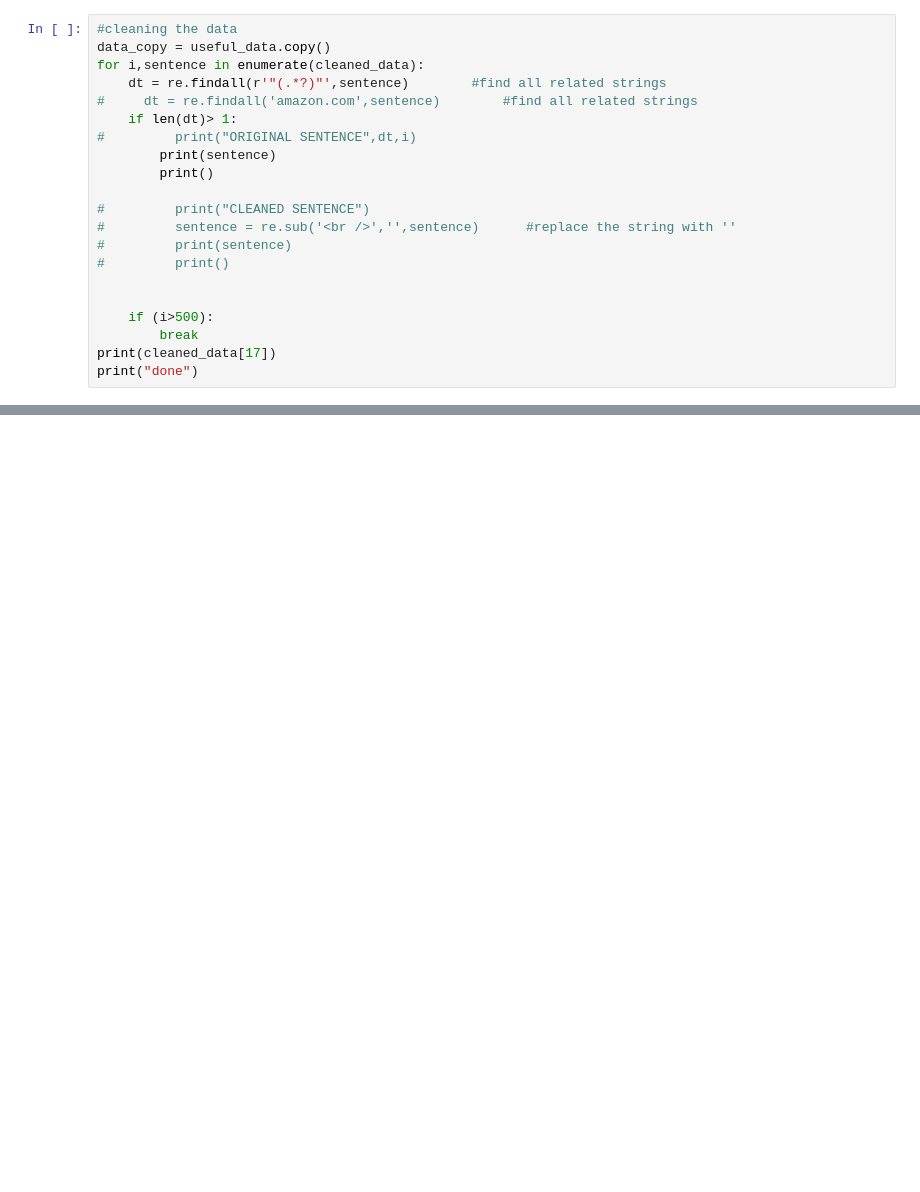
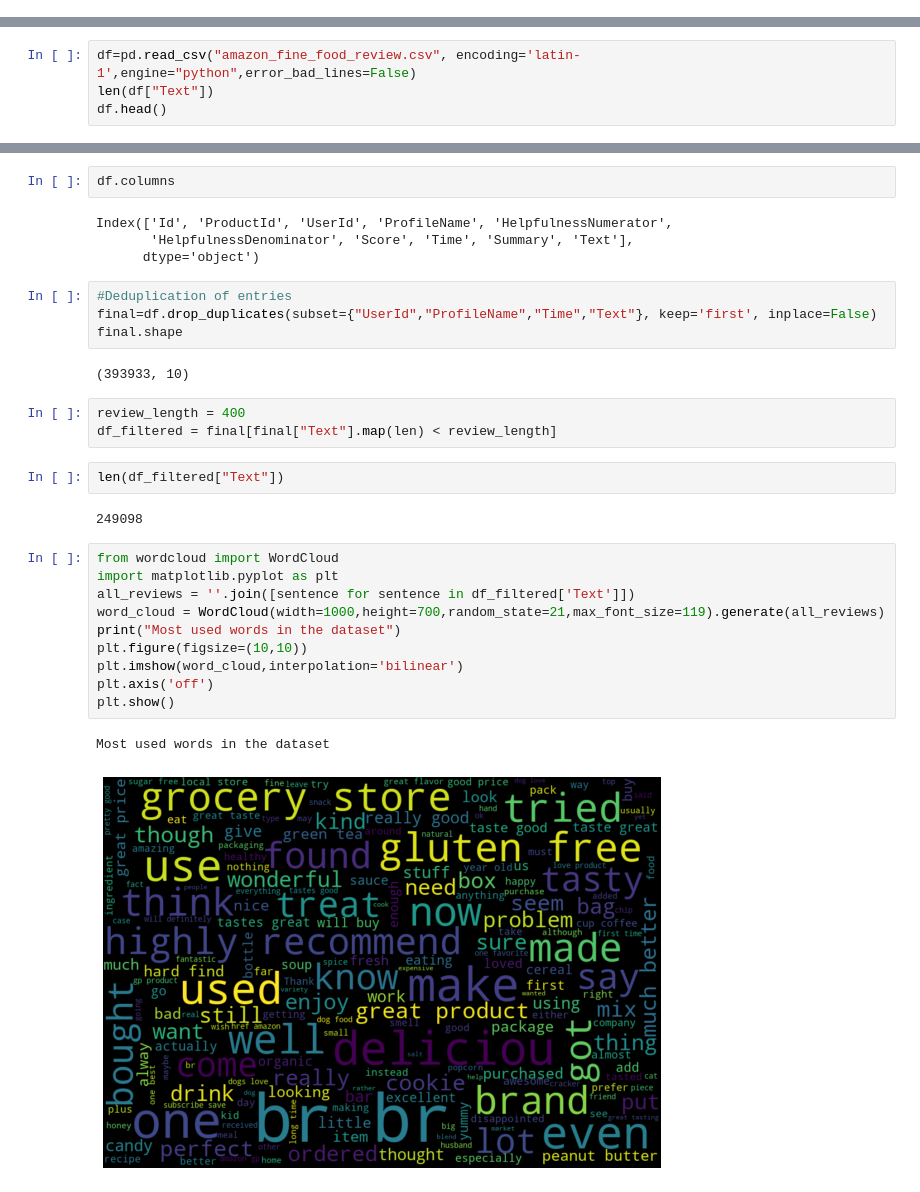
Before and after one commit to kiki-sarpong/machine-learning-project, a Jupyter notebook: code/ML_project.ipynb, the cells around one changed output, grey strips where cells are left out. Saved outputs shown, nothing was run; the diff lists cells and outputs as text; blank space fills up the shorter version.

```diff
--- a/code/ML_project.ipynb
+++ b/code/ML_project.ipynb
@@ -145,21 +0,0 @@ print("Number of words available in the tokenizer is:"len(word_index))
-# %%
-#cleaning the data
-data_copy = useful_data.copy()
-for i,sentence in enumerate(cleaned_data):
-    dt = re.findall(r'"(.*?)"',sentence)        #find all related strings
-#     dt = re.findall('amazon.com',sentence)        #find all related strings
-    if len(dt)> 1:
-#         print("ORIGINAL SENTENCE",dt,i)
-        print(sentence)
-        print()
-
-#         print("CLEANED SENTENCE")
-#         sentence = re.sub('<br />','',sentence)      #replace the string with ''
-#         print(sentence)
-#         print()
-
-
-    if (i>500):
-        break
-print(cleaned_data[17])
-print("done")
@@ -199,0 +82,4 @@ done
+# %%
+df=pd.read_csv("amazon_fine_food_review.csv", encoding='latin-1',engine="python",error_bad_lines=False)
+len(df["Text"])
+df.head()
@@ -199,0 +93,32 @@ done
+# %%
+df.columns
+# %% [output]
+Index(['Id', 'ProductId', 'UserId', 'ProfileName', 'HelpfulnessNumerator',
+       'HelpfulnessDenominator', 'Score', 'Time', 'Summary', 'Text'],
+      dtype='object')
+# %%
+#Deduplication of entries
+final=df.drop_duplicates(subset={"UserId","ProfileName","Time","Text"}, keep='first', inplace=False)
+final.shape
+# %% [output]
+(393933, 10)
+# %%
+review_length = 400
+df_filtered = final[final["Text"].map(len) < review_length]
+# %%
+len(df_filtered["Text"])
+# %% [output]
+249098
+# %%
+from wordcloud import WordCloud
+import matplotlib.pyplot as plt
+all_reviews = ''.join([sentence for sentence in df_filtered['Text']])
+word_cloud = WordCloud(width=1000,height=700,random_state=21,max_font_size=119).generate(all_reviews)
+print("Most used words in the dataset")
+plt.figure(figsize=(10,10))
+plt.imshow(word_cloud,interpolation='bilinear')
+plt.axis('off')
+plt.show()
+# %% [output]
+Most used words in the dataset
+[figure, added]
```
Also changed, not shown: parts of 49 cells of this notebook, 1 other file.
